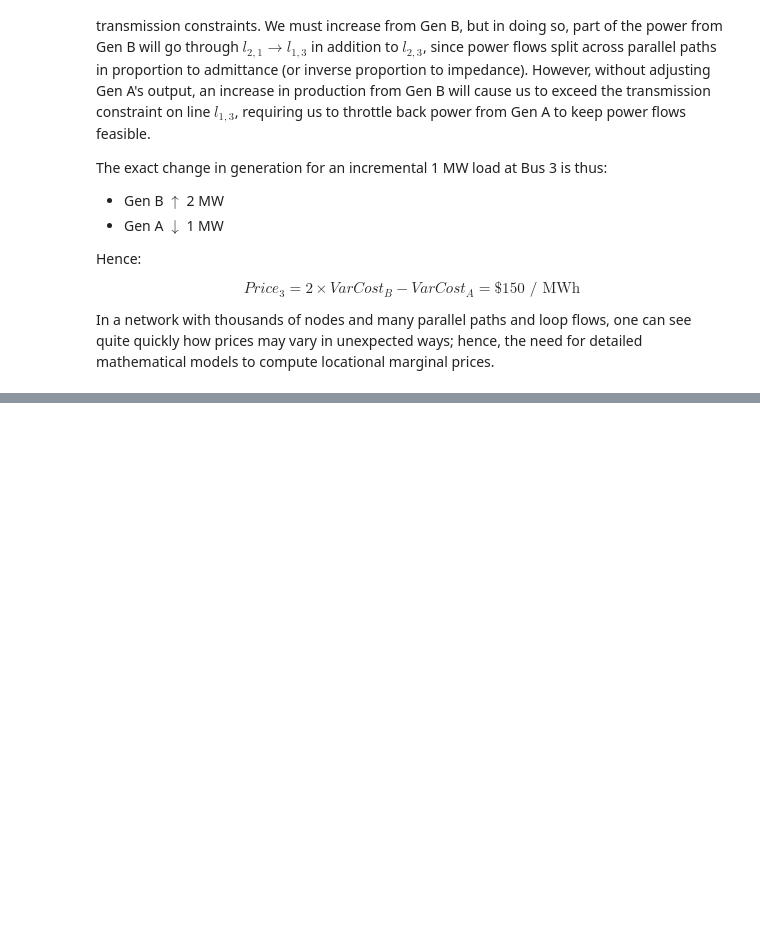
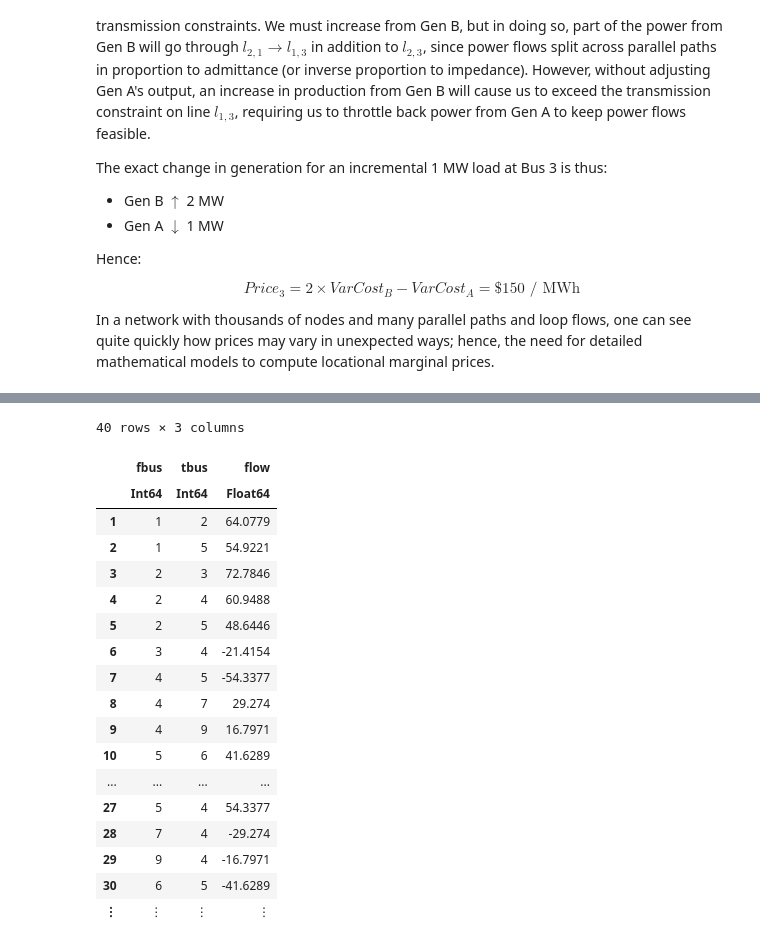
Before and after one commit to Power-Systems-Optimization-Course/power-systems-optimization, a Jupyter notebook: Notebooks/06-Optimal-Power-Flow.ipynb, the cells around one changed output, grey strips where cells are left out. Cells and saved outputs as stored; diff of their text form; code cells hidden in the pictures; blank space fills up the shorter version.

```diff
--- a/Notebooks/06-Optimal-Power-Flow.ipynb
+++ b/Notebooks/06-Optimal-Power-Flow.ipynb
@@ -565,0 +793,3 @@ In a network with thousands of nodes and many parallel paths and loop flows, one
+# %%
+solution = dcopf_ieee(gens, lines, loads);
+solution.generation
@@ -565,0 +802,22 @@ In a network with thousands of nodes and many parallel paths and loop flows, one
+# %%
+solution.flows
+# %% [output]
+40 rows × 3 columns
+|  | fbus | tbus | flow |
+|  | Int64 | Int64 | Float64 |
+| 1 | 1 | 2 | 64.0779 |
+| 2 | 1 | 5 | 54.9221 |
+| 3 | 2 | 3 | 72.7846 |
+| 4 | 2 | 4 | 60.9488 |
+| 5 | 2 | 5 | 48.6446 |
+| 6 | 3 | 4 | -21.4154 |
+| 7 | 4 | 5 | -54.3377 |
+| 8 | 4 | 7 | 29.274 |
+| 9 | 4 | 9 | 16.7971 |
+| 10 | 5 | 6 | 41.6289 |
+| ... | ... | ... | ... |
+| 27 | 5 | 4 | 54.3377 |
+| 28 | 7 | 4 | -29.274 |
+| 29 | 9 | 4 | -16.7971 |
+| 30 | 6 | 5 | -41.6289 |
+| ⋮ | ⋮ | ⋮ | ⋮ |
```
Also changed, not shown: parts of 18 cells of this notebook.
